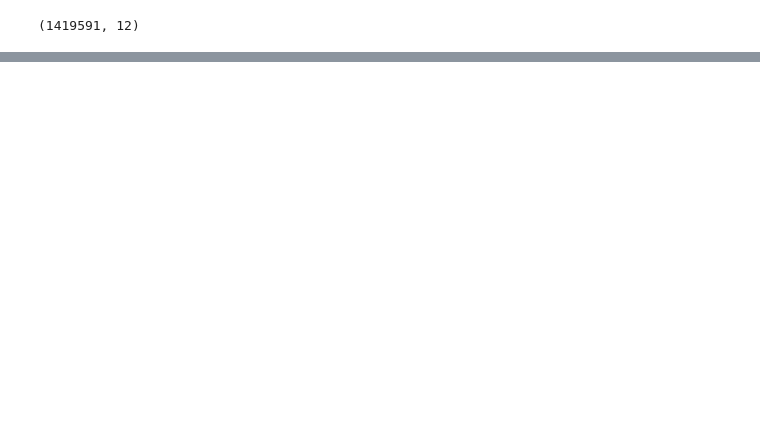
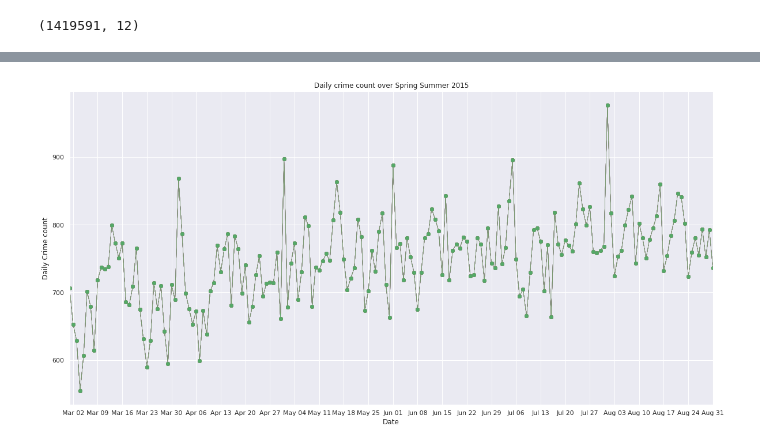
Before and after one commit to anto8460/chicago_project, a Jupyter notebook: chicago_project/timeseries_analysis.ipynb, the cells around one changed output, grey strips where cells are left out. Saved outputs shown, nothing was run; the diff lists cells and outputs as text; code cells hidden in the pictures; blank space fills up the shorter version.

```diff
--- a/chicago_project/timeseries_analysis.ipynb
+++ b/chicago_project/timeseries_analysis.ipynb
@@ -93,0 +114,10 @@ police_data.resample('1M').count().plot(marker = 'o', linestyle='-', linewidth=0
+# %%
+ax = police_data.loc['2015/03':'2015/08'].resample('1d').count().plot(linestyle='-', legend=False)
+ax.set_ylabel('Daily Crime count')
+ax.set_title('Daily crime count over Spring Summer 2015')
+# Set x-axis major ticks to weekly interval, on Mondays
+ax.xaxis.set_major_locator(mdates.WeekdayLocator(byweekday=mdates.MONDAY))
+# Format x-tick labels as 3-letter month name and day number
+ax.xaxis.set_major_formatter(mdates.DateFormatter('%b %d'));
+# %% [output]
+[figure, added]
```
Also changed, not shown: parts of 6 cells of this notebook.
